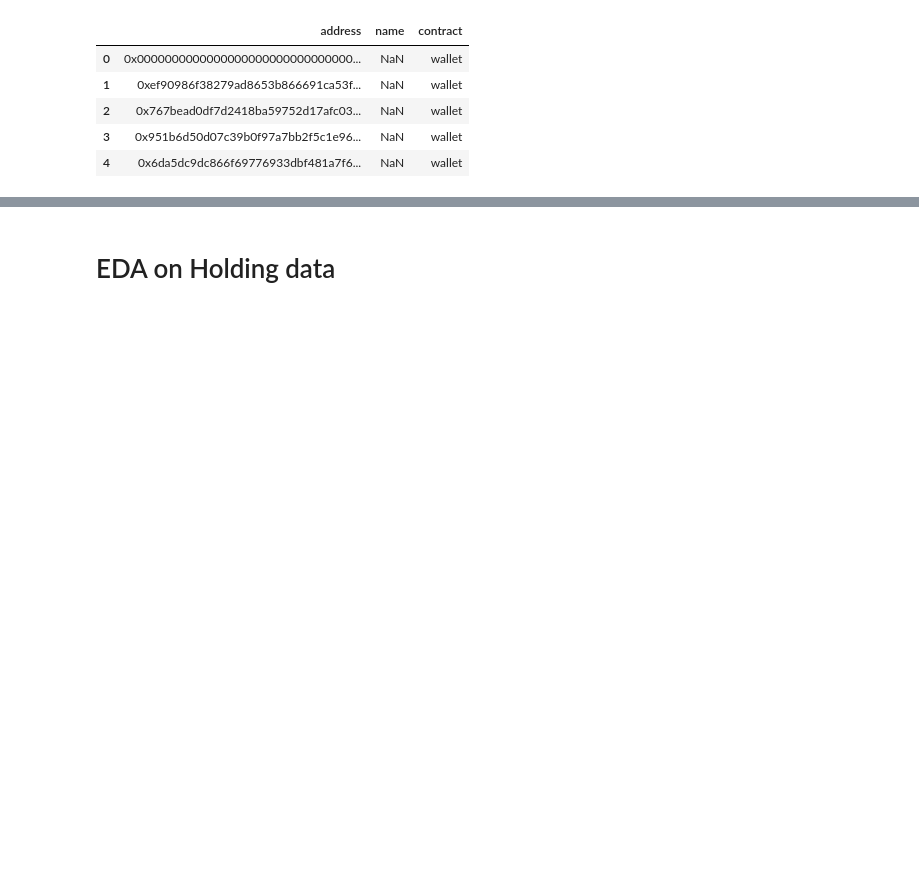
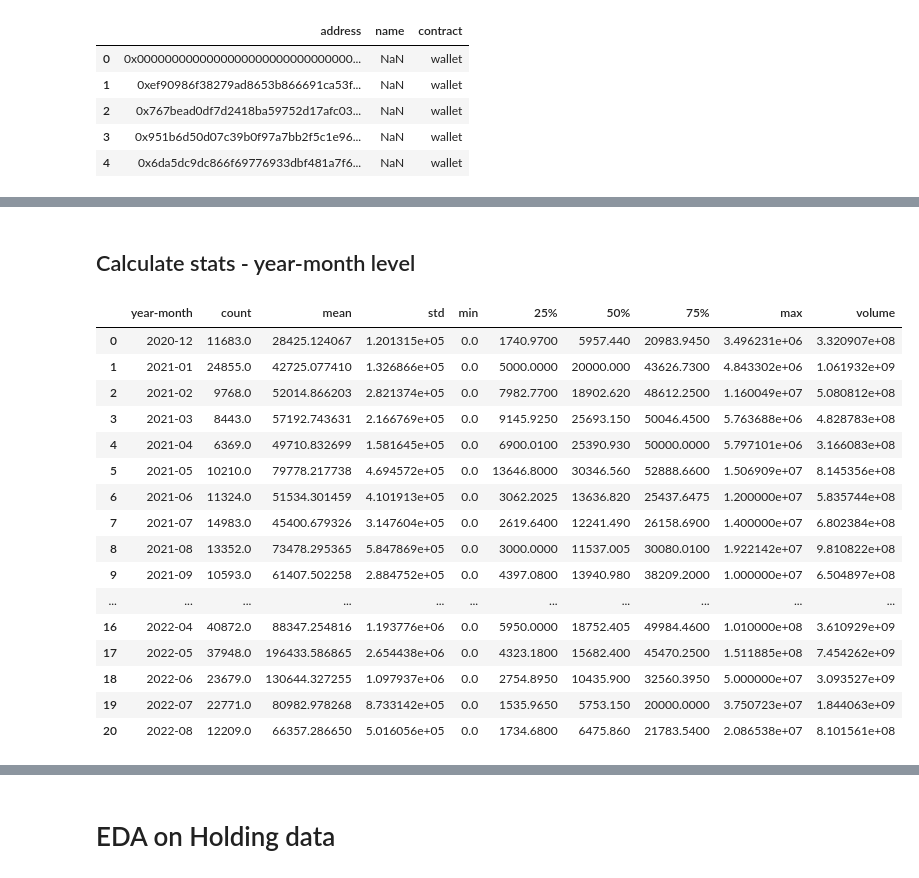
Before and after one commit to rijulizer/FRAX-Finance-Analysis, a Jupyter notebook: data_analysis/frax_hist_holding_transactoions.ipynb, the cells around one changed output, grey strips where cells are left out. Drawn from its saved outputs; the diff is of its cells as text; code cells hidden in the pictures; blank space fills up the shorter version.

```diff
--- a/data_analysis/frax_hist_holding_transactoions.ipynb
+++ b/data_analysis/frax_hist_holding_transactoions.ipynb
@@ -78,0 +132,26 @@ pdf_address_name.head()
+# %% [markdown]
+## Calculate stats - year-month level
+# %%
+pdf_txn_monthly_stats = pdf_transactions.groupby(['year-month'])['value_usd'].describe().reset_index()
+# calcualte volume = sum of amnt of transactions
+pdf_txn_monthly_volume = pdf_transactions.groupby(['year-month'],as_index=False)['value_usd'].agg({'volume':"sum"})
+pdf_txn_monthly_stats = pdf_txn_monthly_stats.merge(pdf_txn_monthly_volume,on=['year-month'], how='inner')
+pdf_txn_monthly_stats
+# %% [output]
+|  | year-month | count | mean | std | min | 25% | 50% | 75% | max | volume |
+| 0 | 2020-12 | 11683.0 | 28425.124067 | 1.201315e+05 | 0.0 | 1740.9700 | 5957.440 | 20983.9450 | 3.496231e+06 | 3.320907e+08 |
+| 1 | 2021-01 | 24855.0 | 42725.077410 | 1.326866e+05 | 0.0 | 5000.0000 | 20000.000 | 43626.7300 | 4.843302e+06 | 1.061932e+09 |
+| 2 | 2021-02 | 9768.0 | 52014.866203 | 2.821374e+05 | 0.0 | 7982.7700 | 18902.620 | 48612.2500 | 1.160049e+07 | 5.080812e+08 |
+| 3 | 2021-03 | 8443.0 | 57192.743631 | 2.166769e+05 | 0.0 | 9145.9250 | 25693.150 | 50046.4500 | 5.763688e+06 | 4.828783e+08 |
+| 4 | 2021-04 | 6369.0 | 49710.832699 | 1.581645e+05 | 0.0 | 6900.0100 | 25390.930 | 50000.0000 | 5.797101e+06 | 3.166083e+08 |
+| 5 | 2021-05 | 10210.0 | 79778.217738 | 4.694572e+05 | 0.0 | 13646.8000 | 30346.560 | 52888.6600 | 1.506909e+07 | 8.145356e+08 |
+| 6 | 2021-06 | 11324.0 | 51534.301459 | 4.101913e+05 | 0.0 | 3062.2025 | 13636.820 | 25437.6475 | 1.200000e+07 | 5.835744e+08 |
+| 7 | 2021-07 | 14983.0 | 45400.679326 | 3.147604e+05 | 0.0 | 2619.6400 | 12241.490 | 26158.6900 | 1.400000e+07 | 6.802384e+08 |
+| 8 | 2021-08 | 13352.0 | 73478.295365 | 5.847869e+05 | 0.0 | 3000.0000 | 11537.005 | 30080.0100 | 1.922142e+07 | 9.810822e+08 |
+| 9 | 2021-09 | 10593.0 | 61407.502258 | 2.884752e+05 | 0.0 | 4397.0800 | 13940.980 | 38209.2000 | 1.000000e+07 | 6.504897e+08 |
+| ... | ... | ... | ... | ... | ... | ... | ... | ... | ... | ... |
+| 16 | 2022-04 | 40872.0 | 88347.254816 | 1.193776e+06 | 0.0 | 5950.0000 | 18752.405 | 49984.4600 | 1.010000e+08 | 3.610929e+09 |
+| 17 | 2022-05 | 37948.0 | 196433.586865 | 2.654438e+06 | 0.0 | 4323.1800 | 15682.400 | 45470.2500 | 1.511885e+08 | 7.454262e+09 |
+| 18 | 2022-06 | 23679.0 | 130644.327255 | 1.097937e+06 | 0.0 | 2754.8950 | 10435.900 | 32560.3950 | 5.000000e+07 | 3.093527e+09 |
+| 19 | 2022-07 | 22771.0 | 80982.978268 | 8.733142e+05 | 0.0 | 1535.9650 | 5753.150 | 20000.0000 | 3.750723e+07 | 1.844063e+09 |
+| 20 | 2022-08 | 12209.0 | 66357.286650 | 5.016056e+05 | 0.0 | 1734.6800 | 6475.860 | 21783.5400 | 2.086538e+07 | 8.101561e+08 |
```
Also changed, not shown: parts of 59 cells of this notebook, 1 other file.
